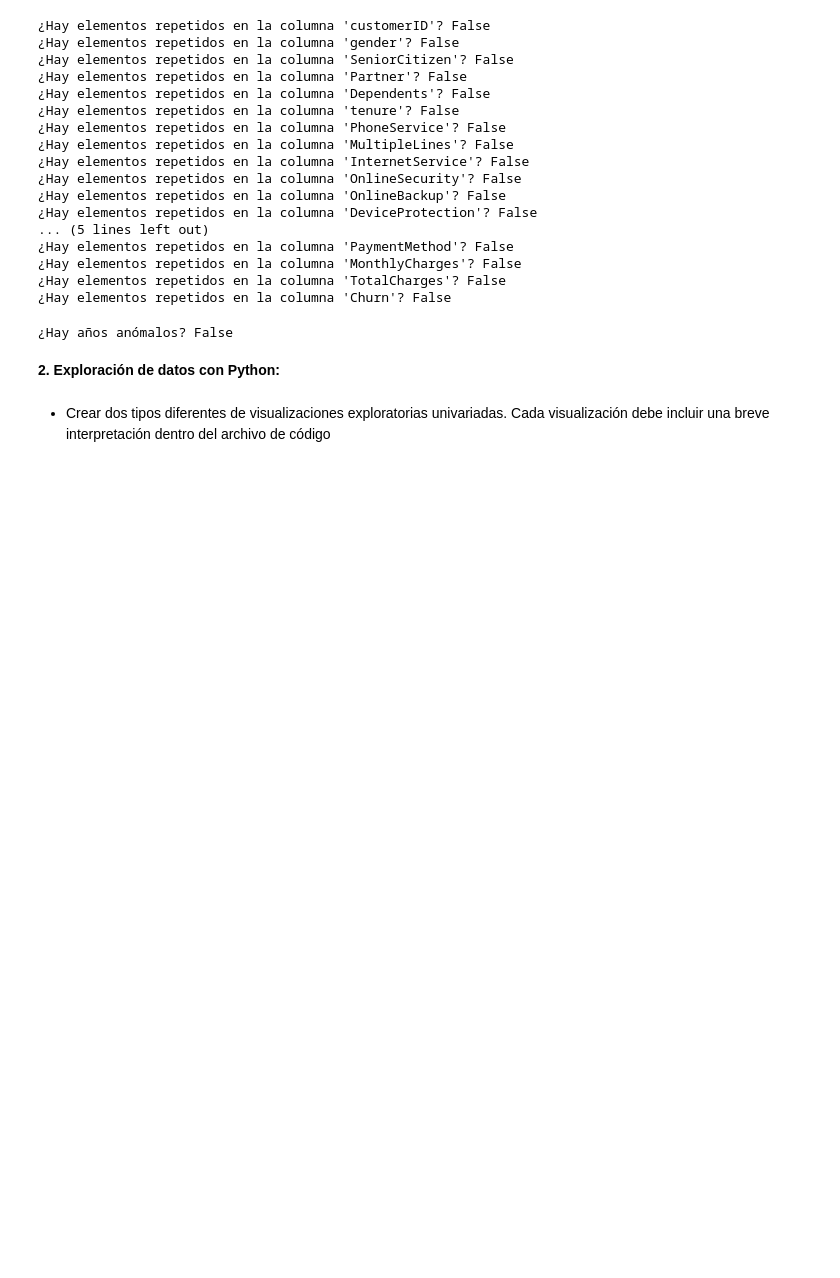
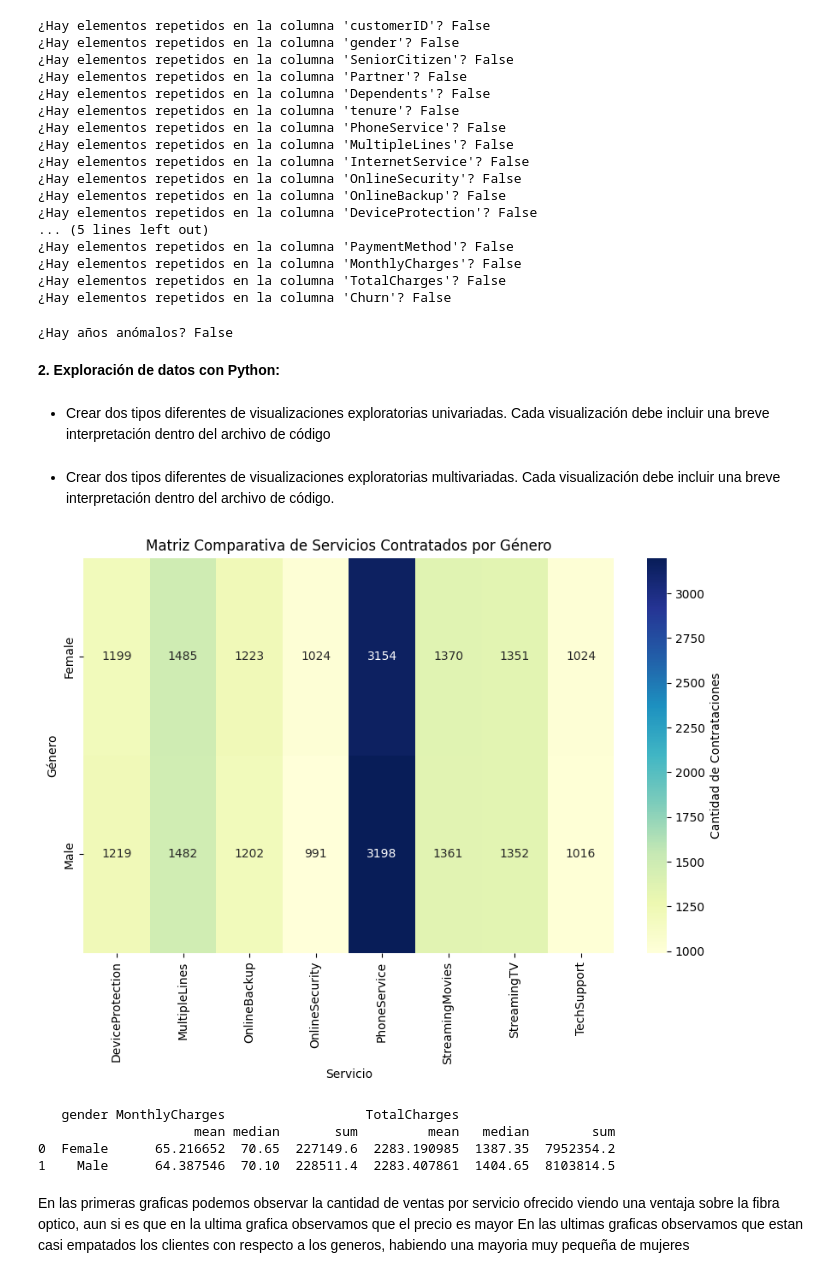
Before and after one commit to Fededasilva17/3erexamen, a Jupyter notebook: notebook.ipynb, the cells around one changed output. Drawn from its saved outputs; the diff is of its cells as text; code cells hidden in the pictures; blank space fills up the shorter version.

```diff
--- a/notebook.ipynb
+++ b/notebook.ipynb
@@ -230,0 +237,50 @@ print(f"¿Hay años anómalos? {malgenero}")
+# %% [markdown]
+- Crear dos tipos diferentes de visualizaciones exploratorias multivariadas. Cada visualización debe incluir una breve interpretación dentro del archivo de código.
+# %%
+df_melted = df.melt(id_vars=['gender'],
+                    value_vars=['PhoneService', 'MultipleLines', 'InternetService',
+                                'OnlineSecurity', 'OnlineBackup', 'DeviceProtection',
+                                'TechSupport', 'StreamingTV', 'StreamingMovies'],
+                    var_name='Service',
+                    value_name='Contracted')
+
+# Filtra solo las filas donde el servicio ha sido contratado
+df_filtered = df_melted[df_melted['Contracted'] == 'Yes']
+
+# Cuenta cuántos de cada servicio fueron contratados por cada género
+service_count = df_filtered.groupby(['gender', 'Service']).size().reset_index(name='count')
+
+# Crea el gráfico de barras apiladas
+fig = px.bar(service_count, x='Service', y='count', color='gender',
+             title='Servicios Contratados según Género',
+             labels={'Service': 'Servicio', 'count': 'Cantidad'},
+             barmode='group')
+
+fig.show()
+# %%
+# Paso 2: Filtrar solo las filas donde el servicio fue contratado
+df_filtered = df_melted[df_melted['Contracted'] == 'Yes']
+
+# Paso 3: Crear una tabla de frecuencia
+service_pivot = df_filtered.pivot_table(index='gender', columns='Service', aggfunc='size', fill_value=0)
+
+# Paso 4: Crear el heatmap
+plt.figure(figsize=(10, 6))
+sns.heatmap(service_pivot, annot=True, fmt="d", cmap="YlGnBu", cbar_kws={'label': 'Cantidad de Contrataciones'})
+plt.title('Matriz Comparativa de Servicios Contratados por Género')
+plt.xlabel('Servicio')
+plt.ylabel('Género')
+plt.show()
+# %% [output]
+[figure, added]
+# %%
+# Calcular estadísticas por género para MonthlyCharges y TotalCharges
+gasto_por_genero = df.groupby('gender')[['MonthlyCharges', 'TotalCharges']].agg(['mean', 'median', 'sum']).reset_index()
+
+# Mostrar el DataFrame con las estadísticas
+print(gasto_por_genero)
+# %% [output]
+   gender MonthlyCharges                  TotalCharges
+                    mean median       sum         mean   median        sum
+0  Female      65.216652  70.65  227149.6  2283.190985  1387.35  7952354.2
+1    Male      64.387546  70.10  228511.4  2283.407861  1404.65  8103814.5
@@ -230,0 +300,3 @@ print(f"¿Hay años anómalos? {malgenero}")
+# %% [markdown]
+En las primeras graficas podemos observar la cantidad de ventas por servicio ofrecido viendo una ventaja sobre la fibra optico, aun si es que en la ultima grafica observamos que el precio es mayor
+En las ultimas graficas observamos que estan casi empatados los clientes con respecto a los generos, habiendo una mayoria muy pequeña de mujeres
```
Also changed, not shown: parts of 5 cells of this notebook.
